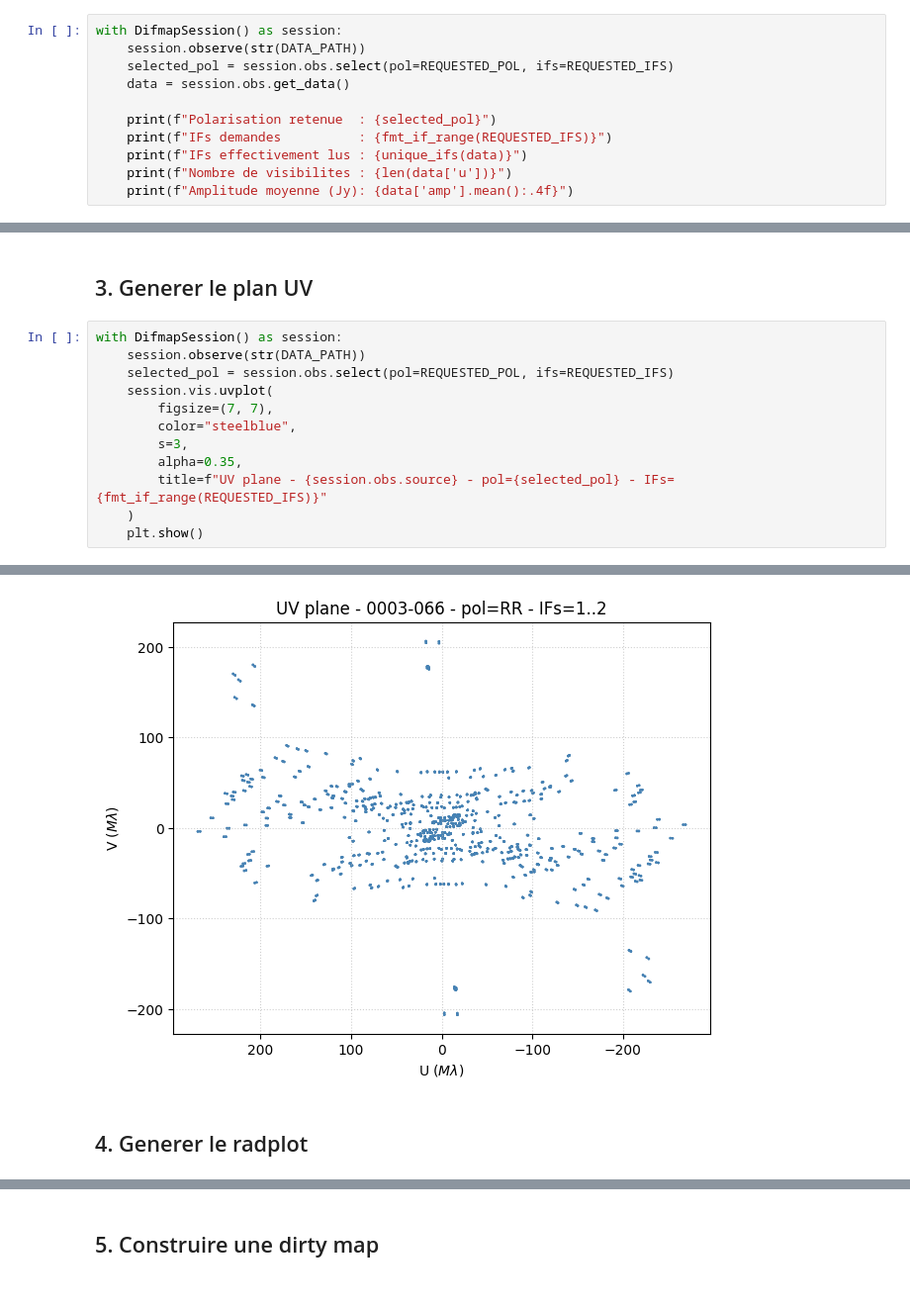
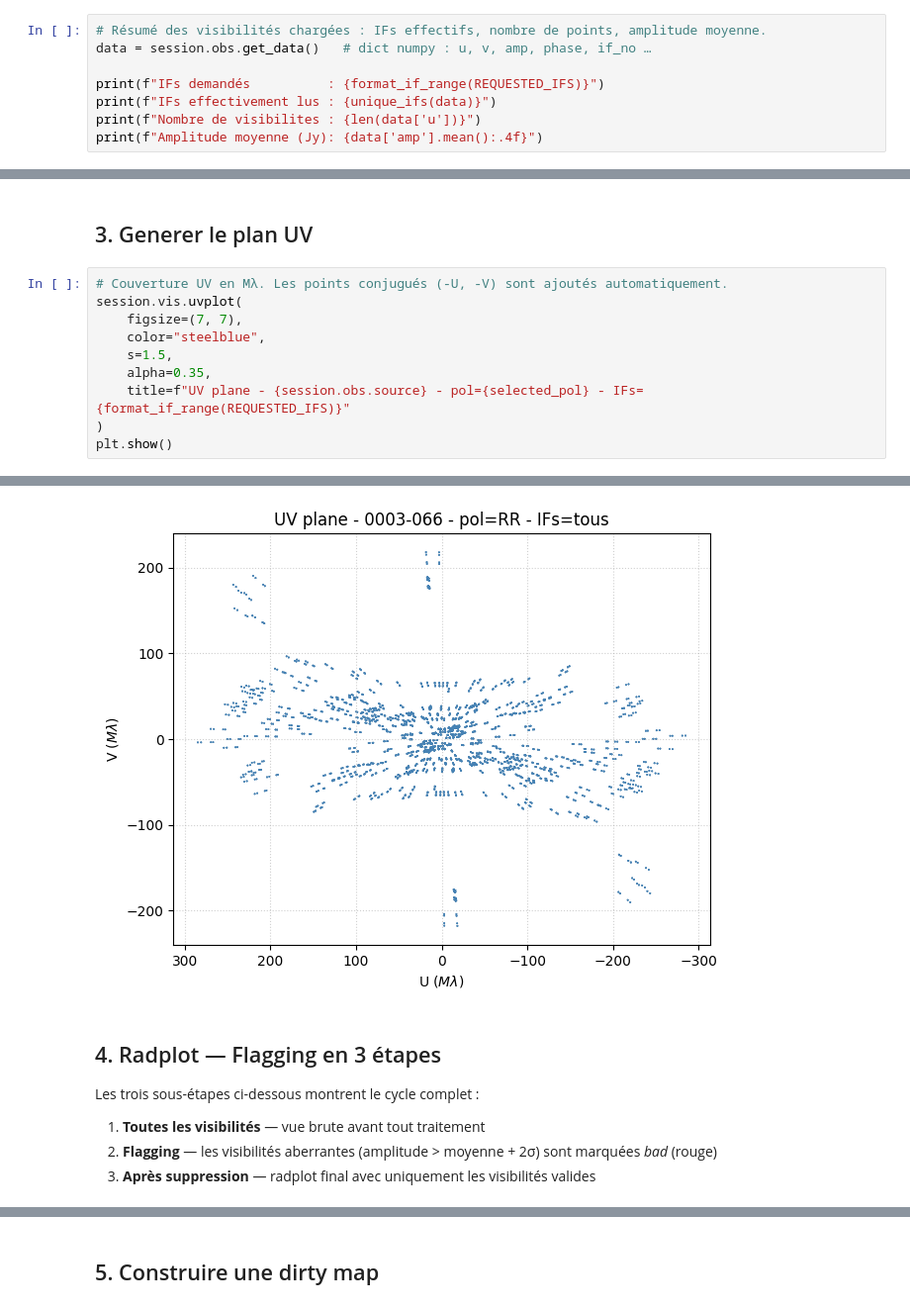
Before and after one commit to iimavne/DIFMAP, a Jupyter notebook: demo_pipeline_python.ipynb, the cells around one changed output, grey strips where cells are left out. Shown at 99% size. Drawn from its saved outputs; the diff is of its cells as text.

Commit message:
vesrion stable avant demo

```diff
--- a/demo_pipeline_python.ipynb
+++ b/demo_pipeline_python.ipynb
@@ -69,12 +57,9 @@ IFs vus dans les donnees : [1, 2, 3, 4]
 # %%
-with DifmapSession() as session:
-    session.observe(str(DATA_PATH))
-    selected_pol = session.obs.select(pol=REQUESTED_POL, ifs=REQUESTED_IFS)
-    data = session.obs.get_data()
+# Résumé des visibilités chargées : IFs effectifs, nombre de points, amplitude moyenne.
+data = session.obs.get_data()   # dict numpy : u, v, amp, phase, if_no …
 
-    print(f"Polarisation retenue  : {selected_pol}")
-    print(f"IFs demandes          : {fmt_if_range(REQUESTED_IFS)}")
-    print(f"IFs effectivement lus : {unique_ifs(data)}")
-    print(f"Nombre de visibilites : {len(data['u'])}")
-    print(f"Amplitude moyenne (Jy): {data['amp'].mean():.4f}")
+print(f"IFs demandés          : {format_if_range(REQUESTED_IFS)}")
+print(f"IFs effectivement lus : {unique_ifs(data)}")
+print(f"Nombre de visibilites : {len(data['u'])}")
+print(f"Amplitude moyenne (Jy): {data['amp'].mean():.4f}")
 # %% [output]
@@ -98,15 +70,13 @@ Amplitude moyenne (Jy): 2.8309
 # %% [markdown]
 ## 3. Generer le plan UV
 # %%
-with DifmapSession() as session:
-    session.observe(str(DATA_PATH))
-    selected_pol = session.obs.select(pol=REQUESTED_POL, ifs=REQUESTED_IFS)
-    session.vis.uvplot(
-        figsize=(7, 7),
-        color="steelblue",
-        s=3,
-        alpha=0.35,
-        title=f"UV plane - {session.obs.source} - pol={selected_pol} - IFs={fmt_if_range(REQUESTED_IFS)}"
-    )
-    plt.show()
+# Couverture UV en Mλ. Les points conjugués (-U, -V) sont ajoutés automatiquement.
+session.vis.uvplot(
+    figsize=(7, 7),
+    color="steelblue",
+    s=1.5,
+    alpha=0.35,
+    title=f"UV plane - {session.obs.source} - pol={selected_pol} - IFs={format_if_range(REQUESTED_IFS)}"
+)
+plt.show()
 # %% [output]
@@ -130,4 +83,9 @@ Reading IF 4 channels: 4..4
-[figure, old version]
+[figure, new version]
 # %% [markdown]
-## 4. Generer le radplot
+## 4. Radplot — Flagging en 3 étapes
+
+Les trois sous-étapes ci-dessous montrent le cycle complet :
+1. **Toutes les visibilités** — vue brute avant tout traitement
+2. **Flagging** — les visibilités aberrantes (amplitude > moyenne + 2σ) sont marquées *bad* (rouge)
+3. **Après suppression** — radplot final avec uniquement les visibilités valides
 # %%
```
Also changed, not shown: parts of 15 cells of this notebook, 8 other files.
